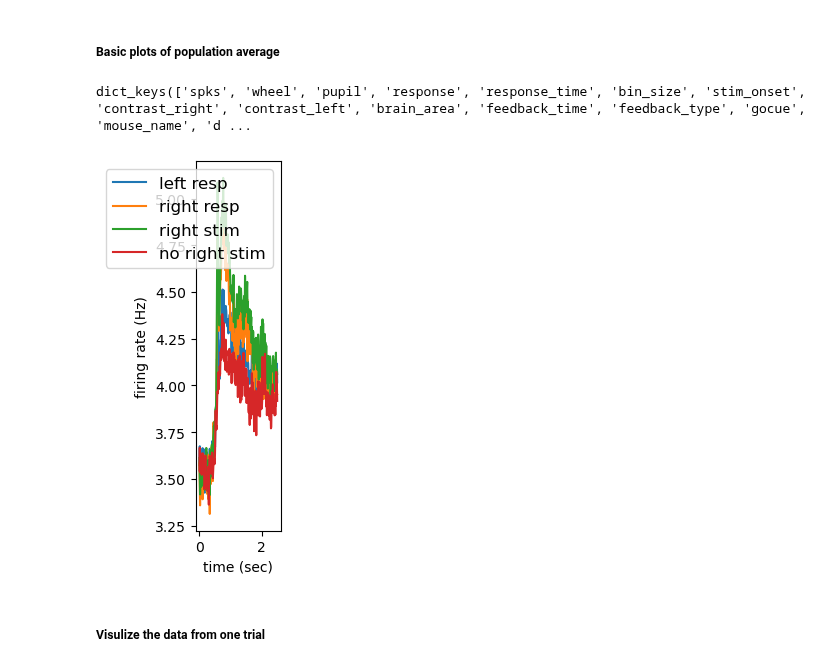
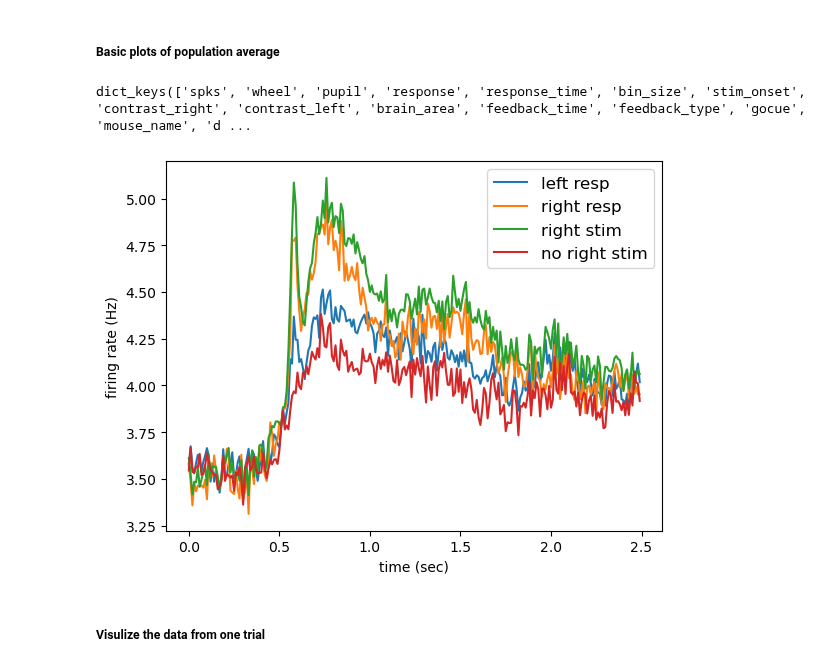
Before and after one commit to kkke/NeuroMatch_Project, a Jupyter notebook: notebooks/notebook_test_mlp.ipynb, the cells around one changed output. Saved outputs shown, nothing was run; the diff lists cells and outputs as text; code cells hidden in the pictures.

```diff
--- a/notebooks/notebook_test_mlp.ipynb
+++ b/notebooks/notebook_test_mlp.ipynb
@@ -249,26 +249,26 @@ plt.show()
 # %%
 # select just one of the recordings here. 11 is nice because it has some neurons in vis ctx.
 dat = alldat[11]
 print(dat.keys())
 
 dt = dat['bin_size']  # binning at 10 ms
 NT = dat['spks'].shape[-1]
 
-ax = plt.subplot(1, 5, 1)
+ax = plt.subplot(1, 1, 1)
 response = dat['response']  # right - nogo - left (-1, 0, 1)
 vis_right = dat['contrast_right']  # 0 - low - high
 vis_left = dat['contrast_left']  # 0 - low - high
 plt.plot(dt * np.arange(NT), 1/dt * dat['spks'][:, response >= 0].mean(axis=(0, 1)))  # left responses
 plt.plot(dt * np.arange(NT), 1/dt * dat['spks'][:, response < 0].mean(axis=(0, 1)))  # right responses
 plt.plot(dt * np.arange(NT), 1/dt * dat['spks'][:, vis_right > 0].mean(axis=(0, 1)))  # stimulus on the right
 plt.plot(dt * np.arange(NT), 1/dt * dat['spks'][:, vis_right == 0].mean(axis=(0, 1)))  # no stimulus on the right
 
 plt.legend(['left resp', 'right resp', 'right stim', 'no right stim'], fontsize=12)
 ax.set(xlabel='time (sec)', ylabel='firing rate (Hz)')
 plt.show()
 # %% [output]
 dict_keys(['spks', 'wheel', 'pupil', 'response', 'response_time', 'bin_size', 'stim_onset', 'contrast_right', 'contrast_left', 'brain_area', 'feedback_time', 'feedback_type', 'gocue', 'mouse_name', 'd ...
-[figure, old version]
+[figure, new version]
 # %% [markdown]
 ##### Visulize the data from one trial
 # %%
```
Also changed, not shown: parts of 2 cells of this notebook, 3 other files.
